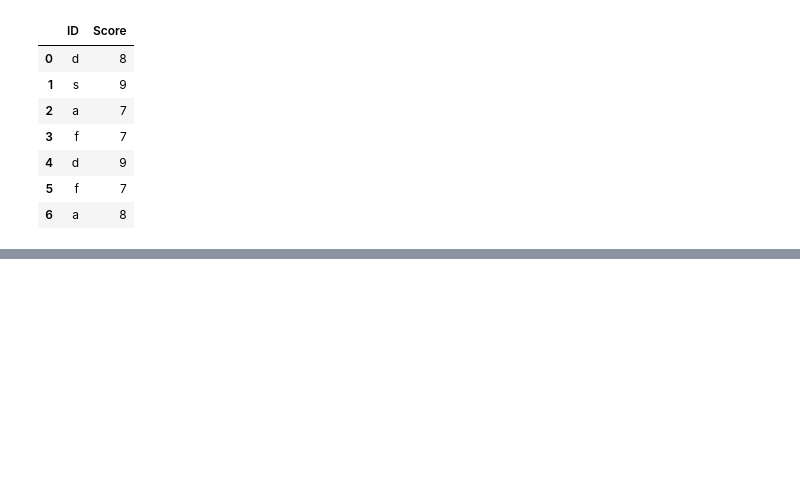
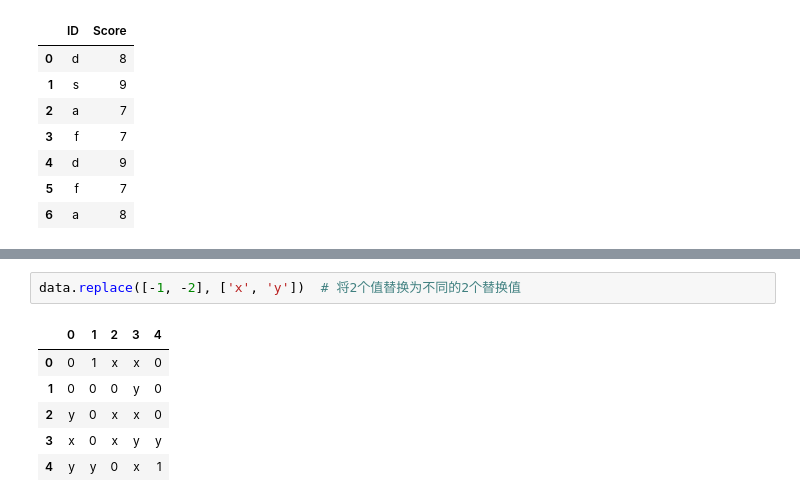
Before and after one commit to McJevons/jupyter-notebook, a Jupyter notebook: 数据清洗和准备（一）.ipynb, the cells around one changed output, grey strips where cells are left out. Drawn from its saved outputs; the diff is of its cells as text; blank space fills up the shorter version.

```diff
--- a/数据清洗和准备（一）.ipynb
+++ b/数据清洗和准备（一）.ipynb
@@ -254,0 +293,9 @@ data['ID'].map(d)
+# %%
+data.replace([-1, -2], ['x', 'y'])  # 将2个值替换为不同的2个替换值
+# %% [output]
+|  | 0 | 1 | 2 | 3 | 4 |
+| 0 | 0 | 1 | x | x | 0 |
+| 1 | 0 | 0 | 0 | y | 0 |
+| 2 | y | 0 | x | x | 0 |
+| 3 | x | 0 | x | y | y |
+| 4 | y | y | 0 | x | 1 |
```
Also changed, not shown: parts of 22 cells of this notebook.
